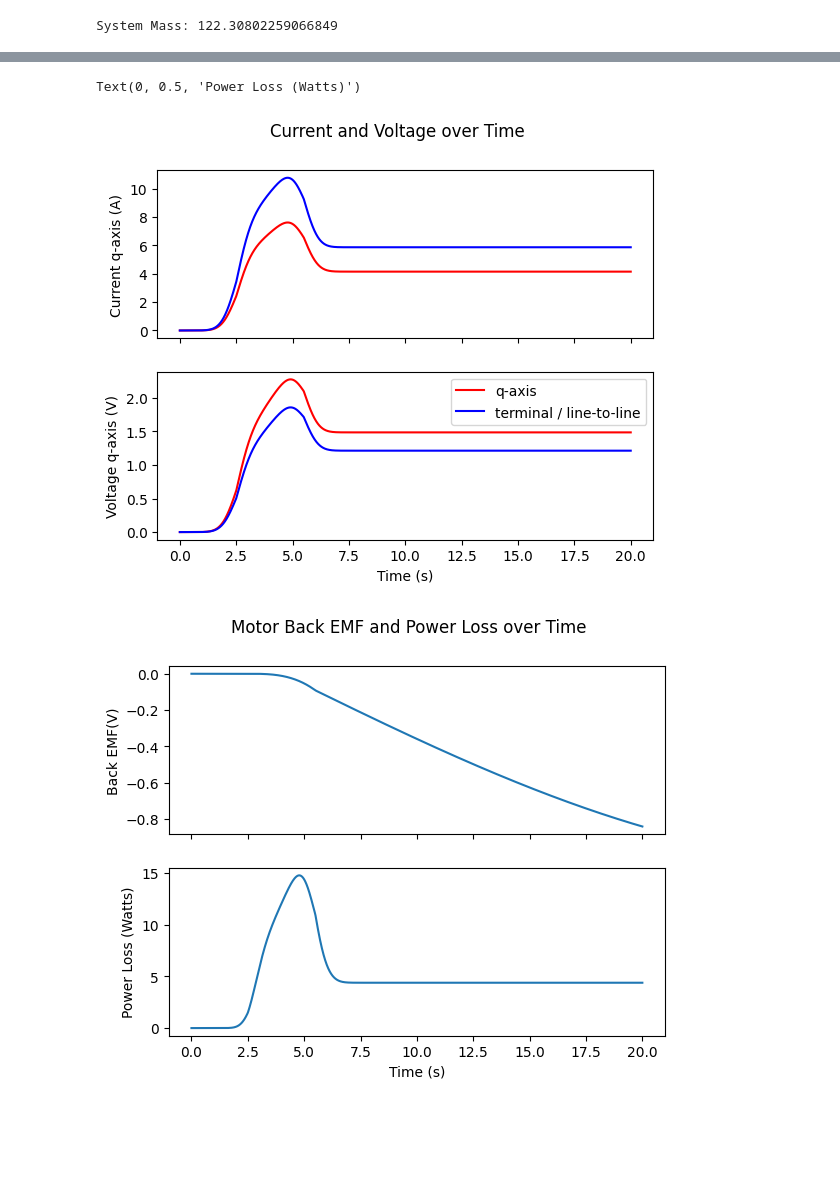
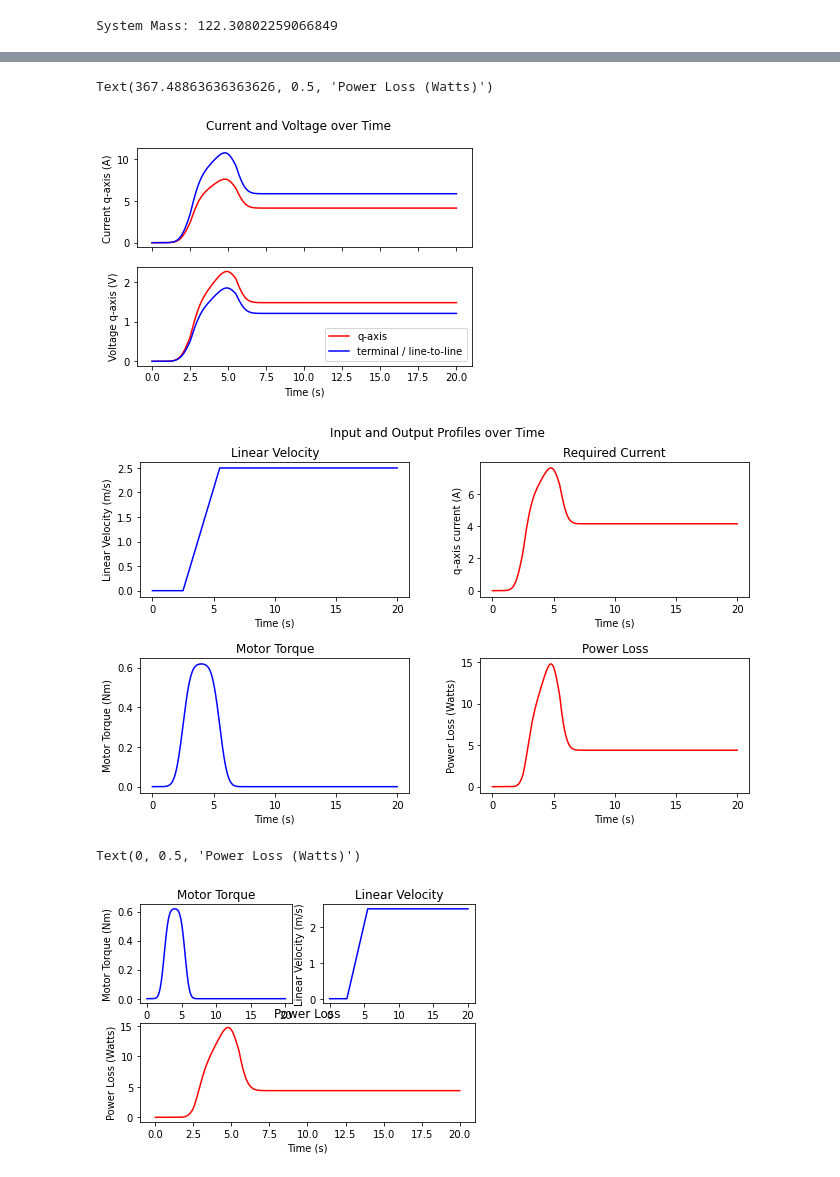
Before and after one commit to Umich-NASA-Big-Idea-Challenge/Speccing, a Jupyter notebook: Motion-Model.ipynb, the cells around one changed output, grey strips where cells are left out. Drawn from its saved outputs; the diff is of its cells as text; code cells hidden in the pictures; blank space fills up the shorter version.

Commit message:
graph updates

```diff
--- a/Motion-Model.ipynb
+++ b/Motion-Model.ipynb
@@ -243,31 +243,72 @@ V_ll_bar = np.sqrt(2/3) * V_q
 # %%
 # Graphing Current and Voltage
 fig, (I_plot, V_plot) = plt.subplots(2, 1, sharex = True)
 fig.suptitle("Current and Voltage over Time")
 
 I_plot.plot(t,I_q, 'r')
 I_plot.plot(t,I_l_bar, 'b')
 I_plot.set_ylabel('Current q-axis (A)')
 
 
 V_plot.plot(t, V_q, 'r')
 V_plot.plot(t, V_ll_bar, 'b')
 V_plot.set_xlabel('Time (s)')
 V_plot.set_ylabel('Voltage q-axis (V)')
 
 V_plot.legend(["q-axis", 'terminal / line-to-line'])
+
 # Graphing backEmf and Power
-fig, (emf_plot, power_plot) = plt.subplots(2,1, sharex=True)
-fig.suptitle("Motor Back EMF and Power Loss over Time")
+fig, ((velocity_plot, current_plot), (torque_plot, power_plot)) = plt.subplots(2,2)
+
+fig.set_size_inches(10, 6)
+fig.tight_layout(pad=4.0)
+fig.suptitle("Input and Output Profiles over Time")
 
 
-emf_plot.plot(t, backEMF)
-emf_plot.set_ylabel('Back EMF(V)')
+velocity_plot.plot(t, velocity, 'b')
+velocity_plot.title.set_text("Linear Velocity")
+velocity_plot.set_xlabel("Time (s)")
+velocity_plot.set_ylabel("Linear Velocity (m/s)")
 
-power_plot.plot(t, power_loss)
+torque_plot.plot(t, motor_torque, 'b')
+torque_plot.title.set_text("Motor Torque")
+torque_plot.set_xlabel("Time (s)")
+torque_plot.set_ylabel("Motor Torque (Nm)")
+
+current_plot.plot(t,  I_q, 'r')
+current_plot.title.set_text("Required Current")
+current_plot.set_xlabel("Time (s)")
+current_plot.set_ylabel('q-axis current (A)')
+
+power_plot.plot(t, power_loss, 'r')
+power_plot.title.set_text("Power Loss")
 power_plot.set_xlabel('Time (s)')
 power_plot.set_ylabel('Power Loss (Watts)')
 # %% [output]
-Text(0, 0.5, 'Power Loss (Watts)')
+Text(367.48863636363626, 0.5, 'Power Loss (Watts)')
-[figure, old version]
+[figure, new version]
-[figure, old version]
+[figure, new version]
+# %%
+#plot option 2
+
+fig = plt.figure()
+velocity_plot2 = plt.subplot(222)
+velocity_plot2.plot(t, velocity, 'b')
+velocity_plot2.title.set_text("Linear Velocity")
+velocity_plot2.set_xlabel("Time (s)")
+velocity_plot2.set_ylabel("Linear Velocity (m/s)")
+
+torque_plot2 = plt.subplot(221)
+torque_plot2.plot(t, motor_torque, 'b')
+torque_plot2.title.set_text("Motor Torque")
+torque_plot2.set_xlabel("Time (s)")
+torque_plot2.set_ylabel("Motor Torque (Nm)")
+
+power_plot2 = plt.subplot(212)
+power_plot2.plot(t, power_loss, 'r')
+power_plot2.title.set_text("Power Loss")
+power_plot2.set_xlabel('Time (s)')
+power_plot2.set_ylabel('Power Loss (Watts)')
+# %% [output]
+Text(0, 0.5, 'Power Loss (Watts)')
+[figure, added]
```
Also changed, not shown: parts of 5 cells of this notebook, 1 other file.
